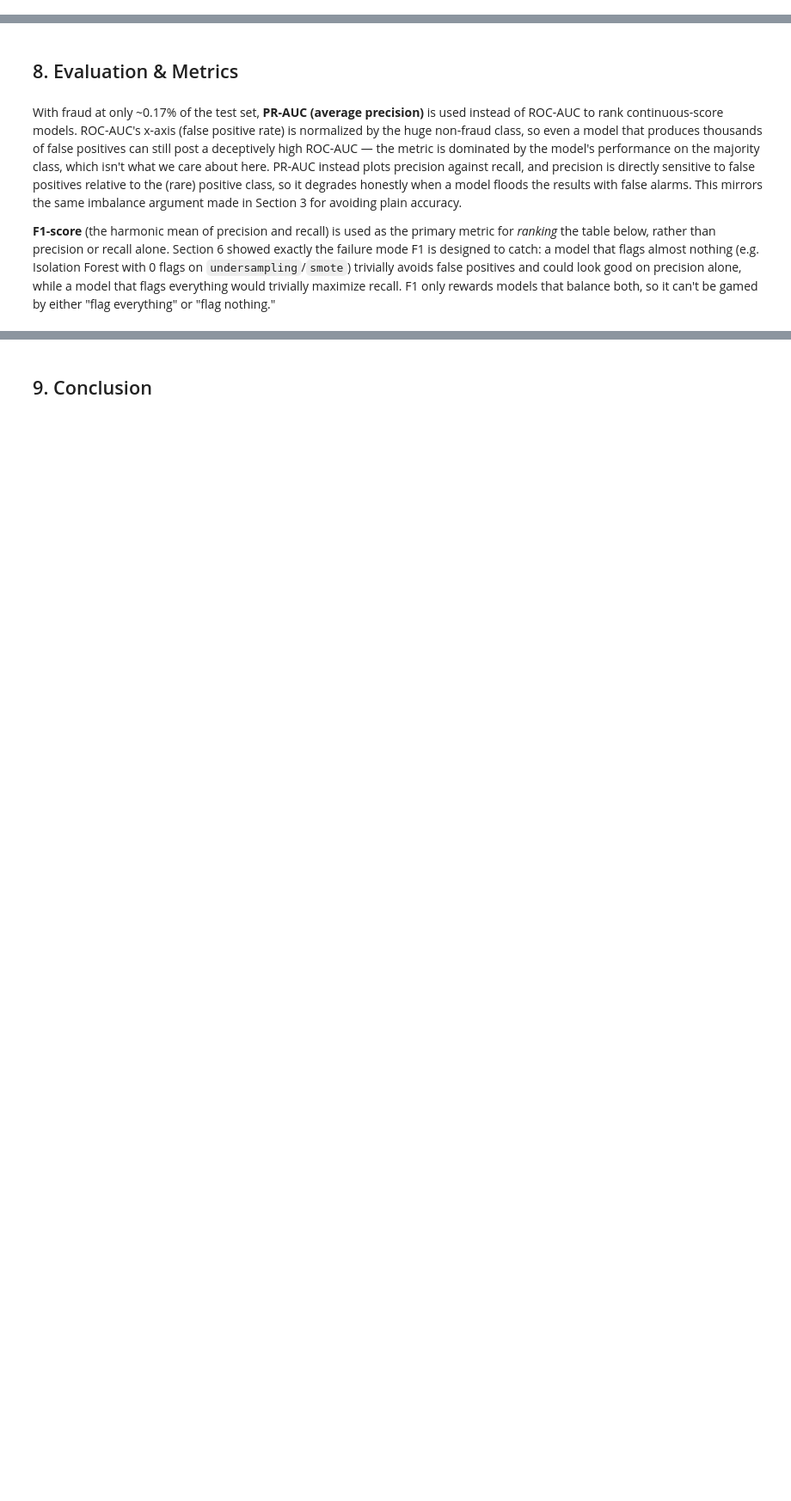
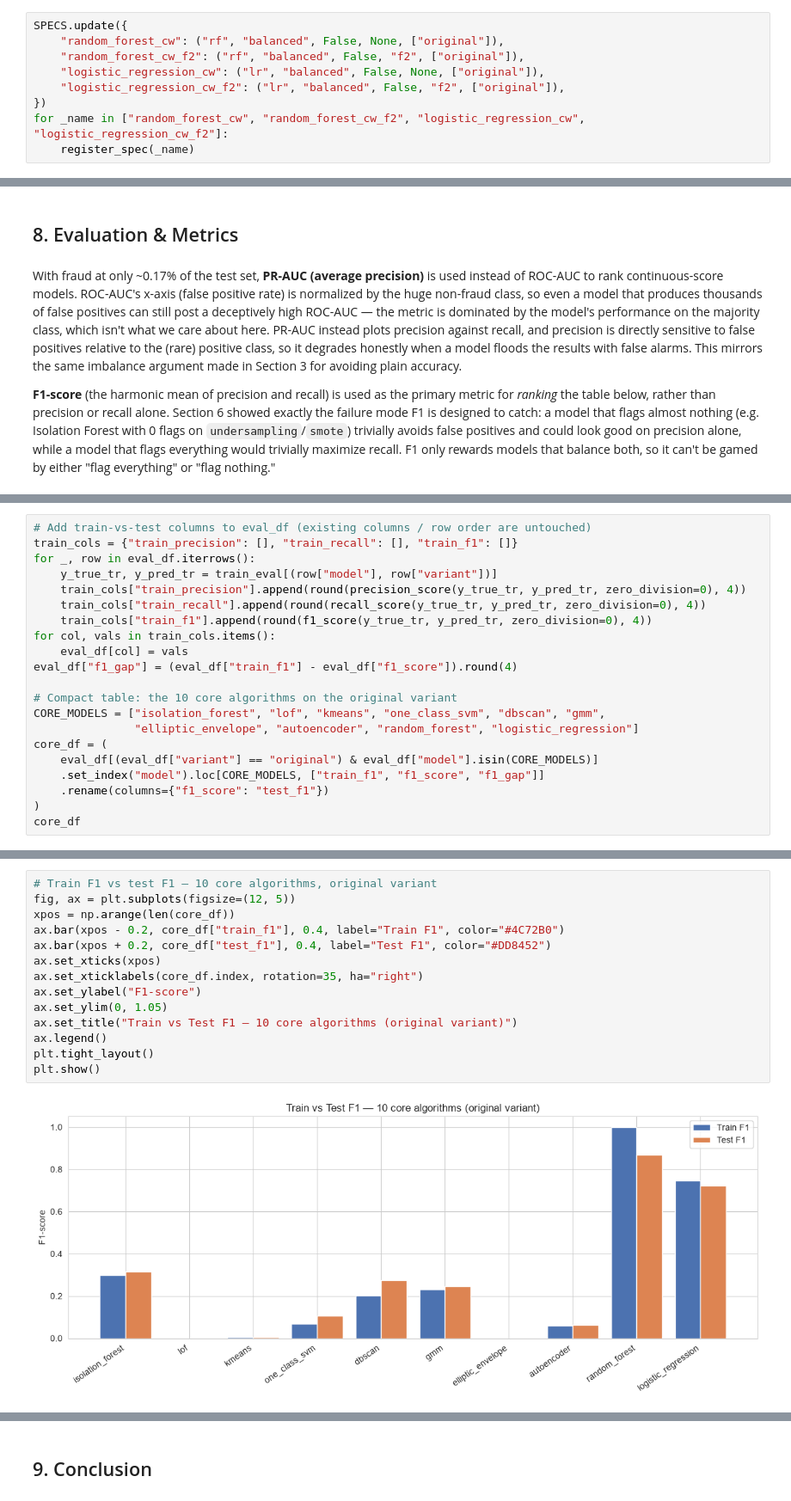
Before and after one commit to bnedter3-13/credit-card-fraud-detection, a Jupyter notebook: notebooks/fraud_detection.ipynb, the cells around one changed output, grey strips where cells are left out. Shown at 86% size. Drawn from its saved outputs; the diff is of its cells as text; blank space fills up the shorter version.

Commit message:
Extend to 10 algorithms, add tuning and overfitting analysis, clean up project

```diff
--- a/notebooks/fraud_detection.ipynb
+++ b/notebooks/fraud_detection.ipynb
@@ -476,0 +1022,9 @@ Runtime is the highest of any model fit so far — 26.3s on `original` and 47.1s
+# %%
+SPECS.update({
+    "random_forest_cw": ("rf", "balanced", False, None, ["original"]),
+    "random_forest_cw_f2": ("rf", "balanced", False, "f2", ["original"]),
+    "logistic_regression_cw": ("lr", "balanced", False, None, ["original"]),
+    "logistic_regression_cw_f2": ("lr", "balanced", False, "f2", ["original"]),
+})
+for _name in ["random_forest_cw", "random_forest_cw_f2", "logistic_regression_cw", "logistic_regression_cw_f2"]:
+    register_spec(_name)
@@ -599,0 +1326,21 @@ The **"flag everything as normal" trap** flagged in Section 6 shows up clearly a
+# %%
+# Add train-vs-test columns to eval_df (existing columns / row order are untouched)
+train_cols = {"train_precision": [], "train_recall": [], "train_f1": []}
+for _, row in eval_df.iterrows():
+    y_true_tr, y_pred_tr = train_eval[(row["model"], row["variant"])]
+    train_cols["train_precision"].append(round(precision_score(y_true_tr, y_pred_tr, zero_division=0), 4))
+    train_cols["train_recall"].append(round(recall_score(y_true_tr, y_pred_tr, zero_division=0), 4))
+    train_cols["train_f1"].append(round(f1_score(y_true_tr, y_pred_tr, zero_division=0), 4))
+for col, vals in train_cols.items():
+    eval_df[col] = vals
+eval_df["f1_gap"] = (eval_df["train_f1"] - eval_df["f1_score"]).round(4)
+
+# Compact table: the 10 core algorithms on the original variant
+CORE_MODELS = ["isolation_forest", "lof", "kmeans", "one_class_svm", "dbscan", "gmm",
+               "elliptic_envelope", "autoencoder", "random_forest", "logistic_regression"]
+core_df = (
+    eval_df[(eval_df["variant"] == "original") & eval_df["model"].isin(CORE_MODELS)]
+    .set_index("model").loc[CORE_MODELS, ["train_f1", "f1_score", "f1_gap"]]
+    .rename(columns={"f1_score": "test_f1"})
+)
+core_df
@@ -599,0 +1360,16 @@ The **"flag everything as normal" trap** flagged in Section 6 shows up clearly a
+# %%
+# Train F1 vs test F1 — 10 core algorithms, original variant
+fig, ax = plt.subplots(figsize=(12, 5))
+xpos = np.arange(len(core_df))
+ax.bar(xpos - 0.2, core_df["train_f1"], 0.4, label="Train F1", color="#4C72B0")
+ax.bar(xpos + 0.2, core_df["test_f1"], 0.4, label="Test F1", color="#DD8452")
+ax.set_xticks(xpos)
+ax.set_xticklabels(core_df.index, rotation=35, ha="right")
+ax.set_ylabel("F1-score")
+ax.set_ylim(0, 1.05)
+ax.set_title("Train vs Test F1 — 10 core algorithms (original variant)")
+ax.legend()
+plt.tight_layout()
+plt.show()
+# %% [output]
+[figure, added]
```
Also changed, not shown: parts of 61 cells of this notebook, 6 other files.
